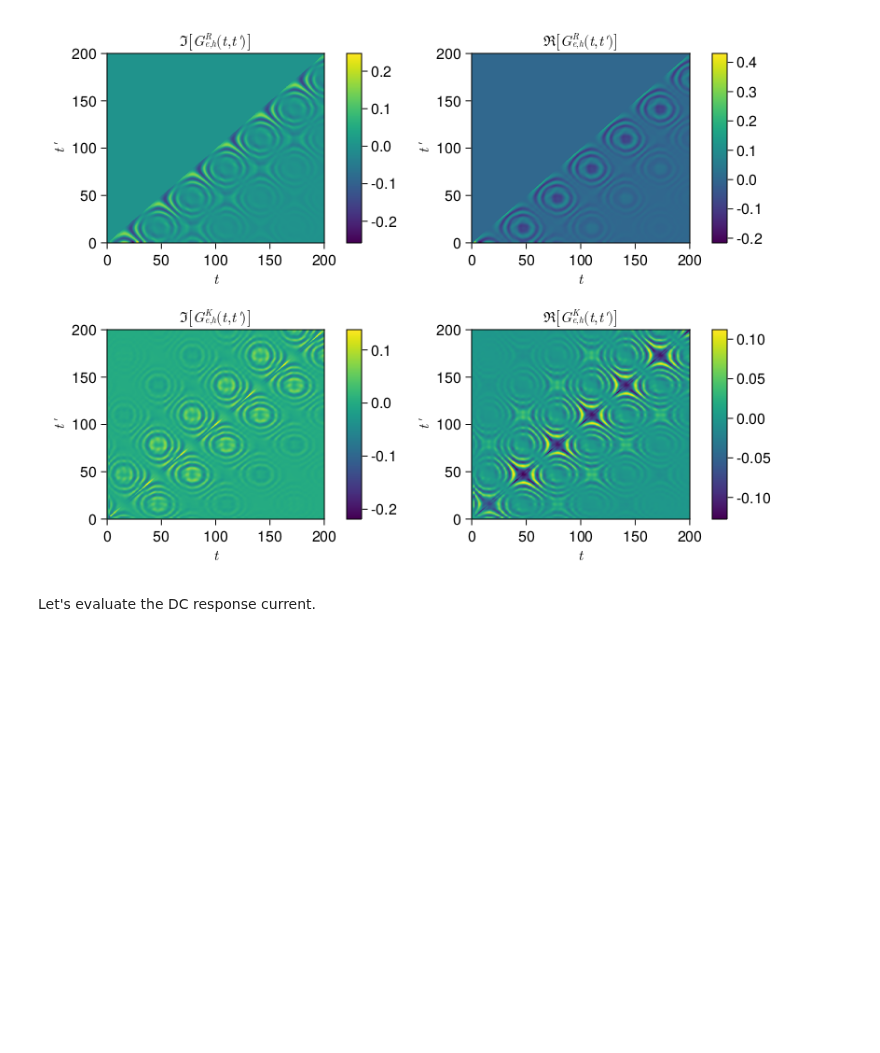
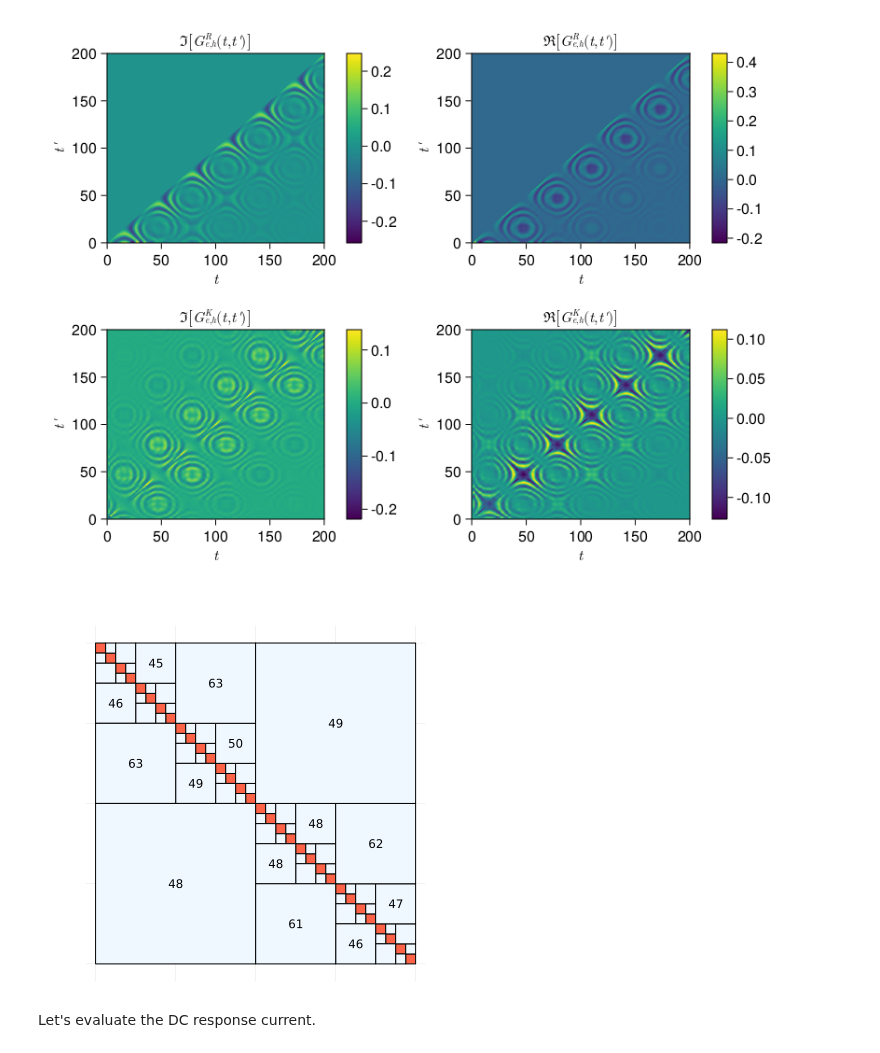
Before and after one commit to BaptisteLamic/NonEquilibriumGreenFunction.jl, a Jupyter notebook: examples/SQDS_junction.ipynb, the cells around one changed output. Saved outputs shown, nothing was run; the diff lists cells and outputs as text; code cells hidden in the pictures; blank space fills up the shorter version.

```diff
--- a/examples/SQDS_junction.ipynb
+++ b/examples/SQDS_junction.ipynb
@@ -292,6 +338,11 @@ if length(Junction.axis(p)) < 2001
 end
 # %% [output]
 [figure]
+# %%
+using HssMatrices
+plotranks( matrix(results[:G_K]) )
+# %% [output]
+[figure, added]
 # %% [markdown]
 Let's evaluate the DC response current.
 # %%
```
Also changed, not shown: parts of 36 cells of this notebook, 5 other files.
